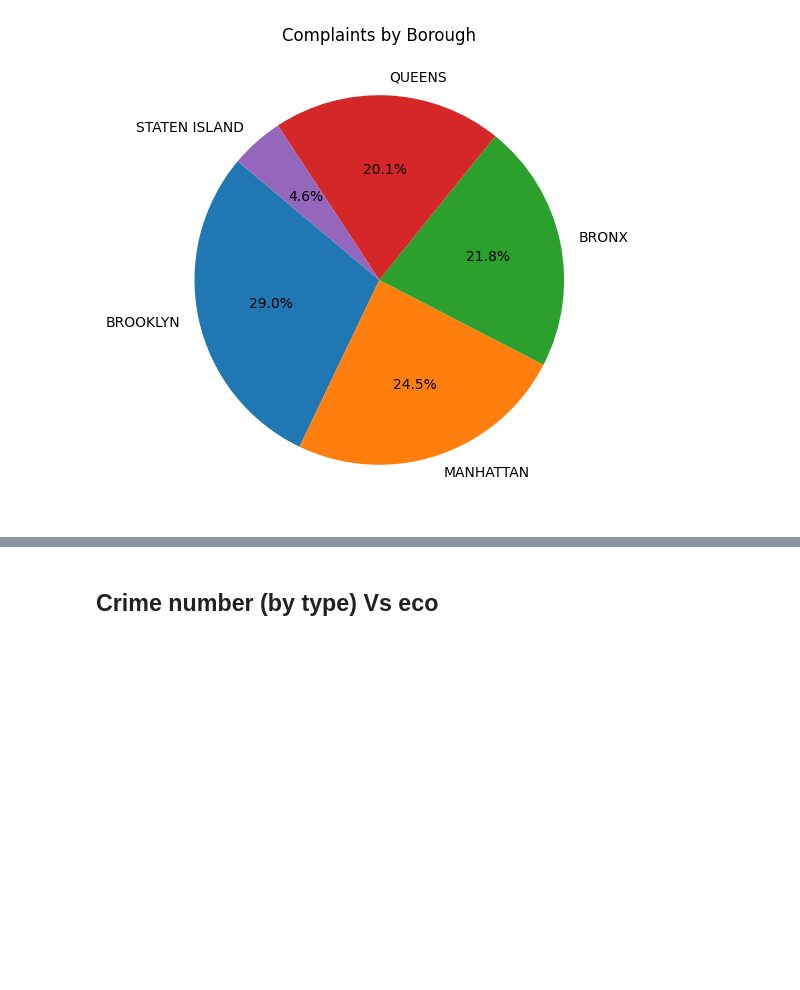
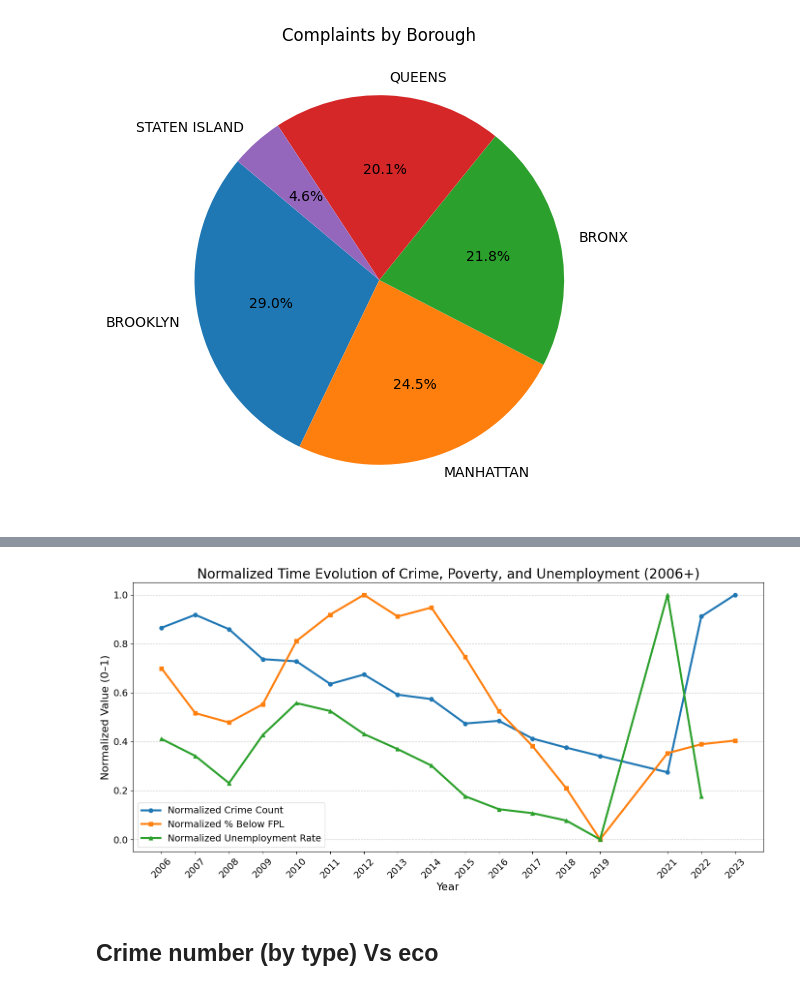
Before and after one commit to com-480-data-visualization/BluePink, a Jupyter notebook: notebooks/EDA2.ipynb, the cells around one changed output, grey strips where cells are left out. Saved outputs shown, nothing was run; the diff lists cells and outputs as text; code cells hidden in the pictures; blank space fills up the shorter version.

```diff
--- a/notebooks/EDA2.ipynb
+++ b/notebooks/EDA2.ipynb
@@ -349,3 +416,55 @@ plt.show()
+# %%
+import pandas as pd
+import matplotlib.pyplot as plt
+
+# --- Normalize helper function ---
+def normalize(series):
+    return (series - series.min()) / (series.max() - series.min())
+
+# --- Prepare data ---
+
+# Crime data
+df_year = df.groupby('year_begin').agg(nb_crimes=('year_begin', 'size')).reset_index()
+df_year = df_year.query("year_begin >= 2006")
+df_year['nb_crimes_norm'] = normalize(df_year['nb_crimes'])
+
+# FPL data
+avg_fpl_by_year = df_eco.groupby('Year')['individuals_below_FPL'].mean().reset_index()
+avg_fpl_by_year = avg_fpl_by_year.query("Year >= 2006")
+avg_fpl_by_year['fpl_norm'] = normalize(avg_fpl_by_year['individuals_below_FPL'])
+
+# Unemployment data (1 - employment ratio)
+emp_by_year = df_eco.groupby('Year')['Employement_pop_ratio'].mean().reset_index()
+emp_by_year = emp_by_year.query("Year >= 2006")
+emp_by_year['unemp_rate'] = 1 - emp_by_year['Employement_pop_ratio']
+emp_by_year['unemp_norm'] = normalize(emp_by_year['unemp_rate'])
+
+# --- Merge all into one DataFrame for consistency ---
+merged = pd.merge(df_year[['year_begin', 'nb_crimes_norm']],
+                  avg_fpl_by_year[['Year', 'fpl_norm']],
+                  left_on='year_begin', right_on='Year')
+merged = pd.merge(merged,
+                  emp_by_year[['Year', 'unemp_norm']],
+                  on='Year')
+
+# --- Plot ---
+plt.figure(figsize=(14, 7))
+
+plt.plot(merged['year_begin'], merged['nb_crimes_norm'], marker='o', linewidth=3, label='Normalized Crime Count')
+plt.plot(merged['year_begin'], merged['fpl_norm'], marker='s', linewidth=3, label='Normalized % Below FPL')
+plt.plot(merged['year_begin'], merged['unemp_norm'], marker='^', linewidth=3, label='Normalized Unemployment Rate')
+
+plt.title("Normalized Time Evolution of Crime, Poverty, and Unemployment (2006+)", fontsize=20)
+plt.xlabel("Year", fontsize=16)
+plt.ylabel("Normalized Value (0–1)", fontsize=16)
+plt.xticks(merged['year_begin'], rotation=45, fontsize=14)
+plt.yticks(fontsize=14)
+plt.grid(axis="y", linestyle="--", alpha=0.7)
+plt.legend(fontsize=14)
+plt.tight_layout()
+plt.show()
+# %% [output]
+[figure, added]
 # %% [markdown]
 ## Crime number (by type) Vs eco
 # %%
```
Also changed, not shown: parts of 7 cells of this notebook, 5 other files.
